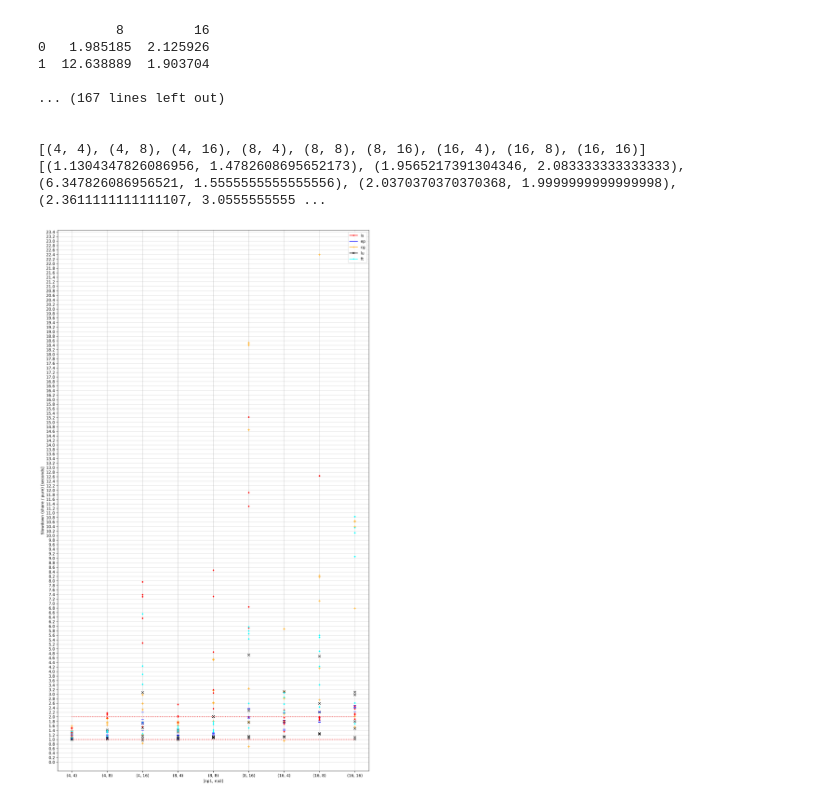
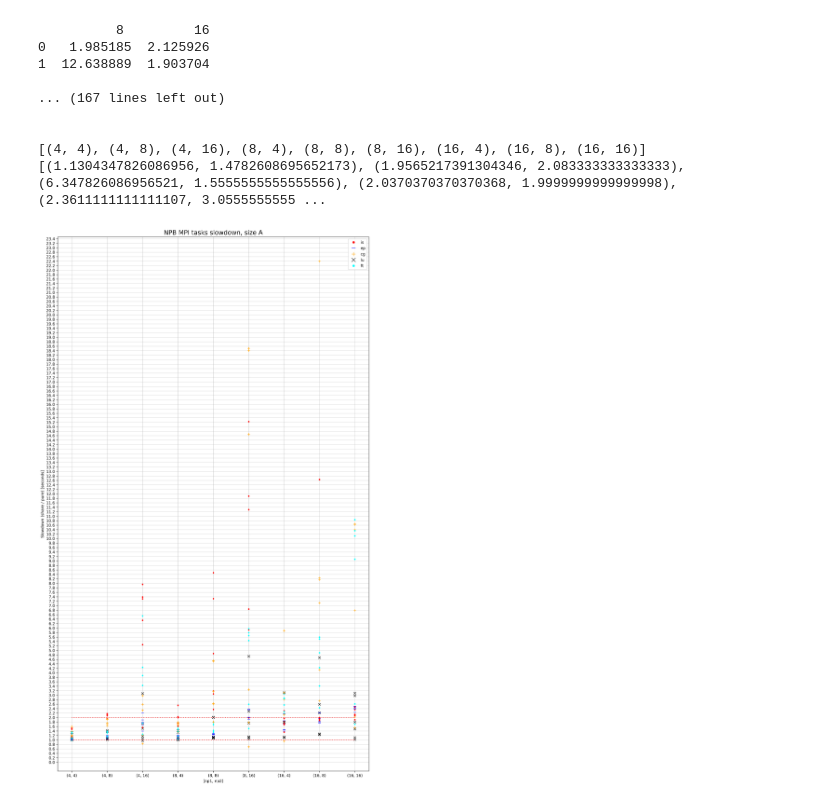
Before and after one commit to andxeg/mpi_cluster, a Jupyter notebook: analysis/parse_results.ipynb, the cells around one changed output. Drawn from its saved outputs; the diff is of its cells as text; code cells hidden in the pictures.

Commit message:
Added chart with slowdown groups.

```diff
--- a/analysis/parse_results.ipynb
+++ b/analysis/parse_results.ipynb
@@ -343,10 +343,12 @@ tasks = ["is", "ep", "cg", "lu", "ft"]
 colors = {"is": "red", "ep": "blue", "cg": "orange", "lu": "black", "ft": "cyan"}
 markers = {"is": ".", "ep": "_", "cg": "+", "lu": "x", "ft": "."}
 
-
+# Figure configuration
 fig = plt.figure(figsize=(12,20), dpi=300)
 ax = fig.add_subplot(111)
+plt.title('NPB MPI tasks slowdown, size A', fontsize=16)
 
+# Draw
 for tasks_pair, procs in slowdown_info.items():
     n = 0
     for procs_pair, sl in procs.items():
@@ -360,40 +362,41 @@ for tasks_pair, procs in slowdown_info.items():
 
         n += 1
 
-# Draw null slowdown line and slodown with factor 2
+# Draw slowdown lines with factor 1 and 2
 null_slowdown_x = np.linspace(0, len(slowdown_info[('is', 'is')].keys())-1, num=2)
 null_slowdown_y = np.zeros(2)
 ax.plot(null_slowdown_x, null_slowdown_y+1, color="red", linestyle=":")
 
 ax.plot(null_slowdown_x, null_slowdown_y+2, color="red", linestyle=":")
 
 # Axes configuration
 ax.set_xticks(np.arange(len(slowdown_info[('is', 'is')].keys())))
 ax.set_xticklabels(list(slowdown_info[('is', 'is')].keys()))
+ax.set_xlabel("(np1, np2)")
+ax.set_ylabel("Slowdown (share / pure) [seconds]")
 
+
+# Grid configuration
 stepsize = 0.2
 start, end = ax.get_ylim()
 ax.yaxis.set_ticks(np.arange(0, end, stepsize))
-
-ax.set_xlabel("(np1, np2)")
-ax.set_ylabel("Slowdown (share / pure) [seconds]")
 
 ax.set_axisbelow(True)
 ax.grid(which='both')
 ax.grid(which='major', alpha=0.5)
 
 # Form legend
 legend_elements = []
 for task in tasks:
     legend_elements.append(
-        Line2D([0], [0], marker=markers[task], color=colors[task], label=task, markersize=5))
+        Line2D([], [], marker=markers[task], color=colors[task], linestyle='None', label=task, markersize=10))
 
 # Show figure
 ax.legend(handles=legend_elements)
 plt.tight_layout()
 plt.show()
-fig.savefig('./slowdown.png', fmt='png')
+fig.savefig('./slowdown_size_A.png', fmt='png')
 plt.close(fig)
 # plt.gcf().clear()
 # %% [output]
-[figure, old version]
+[figure, new version]
```
Also changed, not shown: parts of 3 cells of this notebook, 5 other files.
